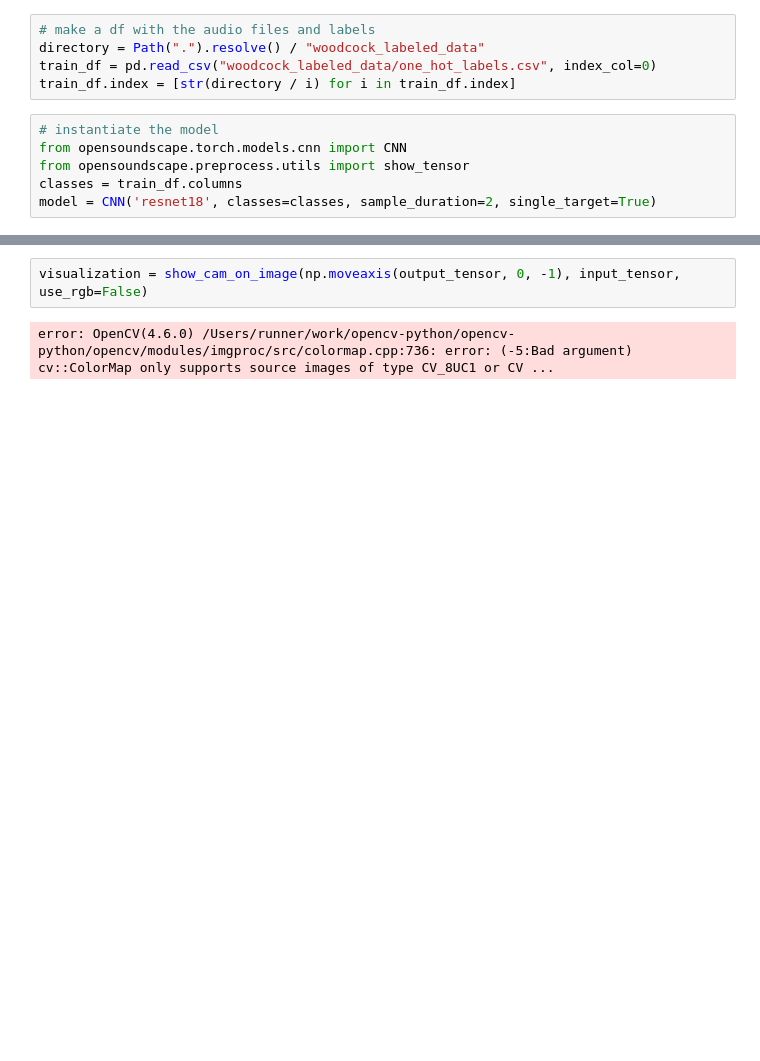
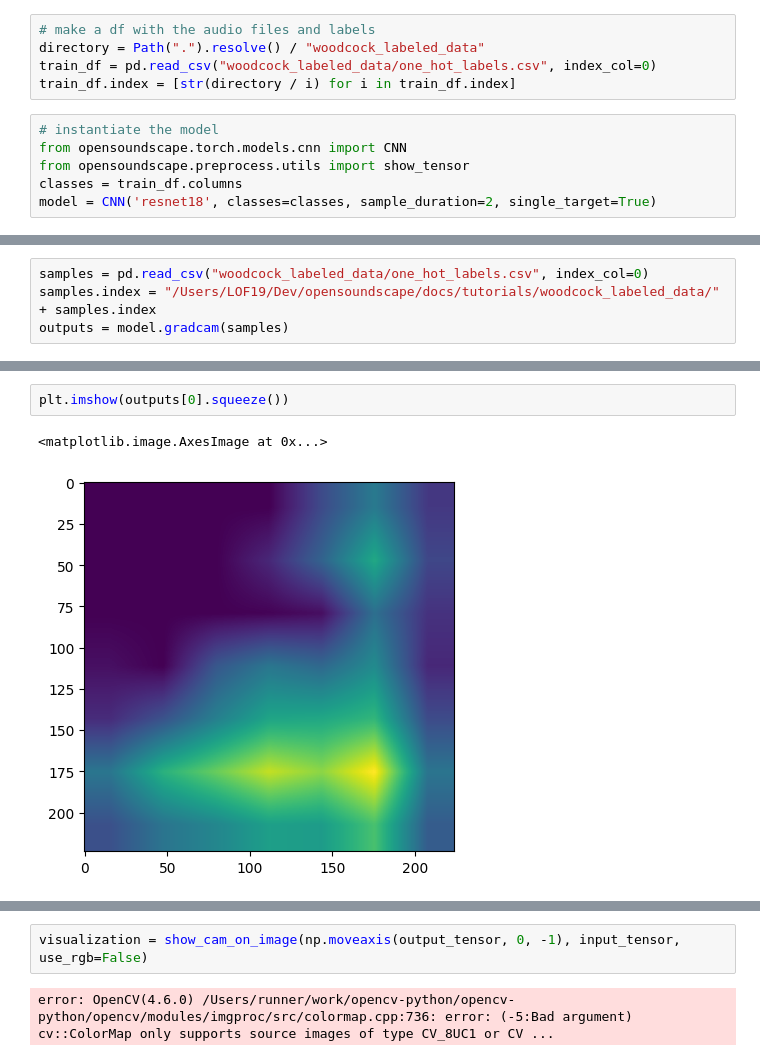
Before and after one commit to kitzeslab/opensoundscape, a Jupyter notebook: docs/tutorials/gradcam.ipynb, the cells around one changed output, grey strips where cells are left out. Drawn from its saved outputs; the diff is of its cells as text; blank space fills up the shorter version.

```diff
--- a/docs/tutorials/gradcam.ipynb
+++ b/docs/tutorials/gradcam.ipynb
@@ -55,0 +40,4 @@ torch.Size([3, 224, 224])
+# %%
+samples = pd.read_csv("woodcock_labeled_data/one_hot_labels.csv", index_col=0)
+samples.index = "/Users/LOF19/Dev/opensoundscape/docs/tutorials/woodcock_labeled_data/" + samples.index
+outputs = model.gradcam(samples)
@@ -55,0 +55,5 @@ torch.Size([3, 224, 224])
+# %%
+plt.imshow(outputs[0].squeeze())
+# %% [output]
+<matplotlib.image.AxesImage at 0x...>
+[figure, added]
```
Also changed, not shown: parts of 12 cells of this notebook.
